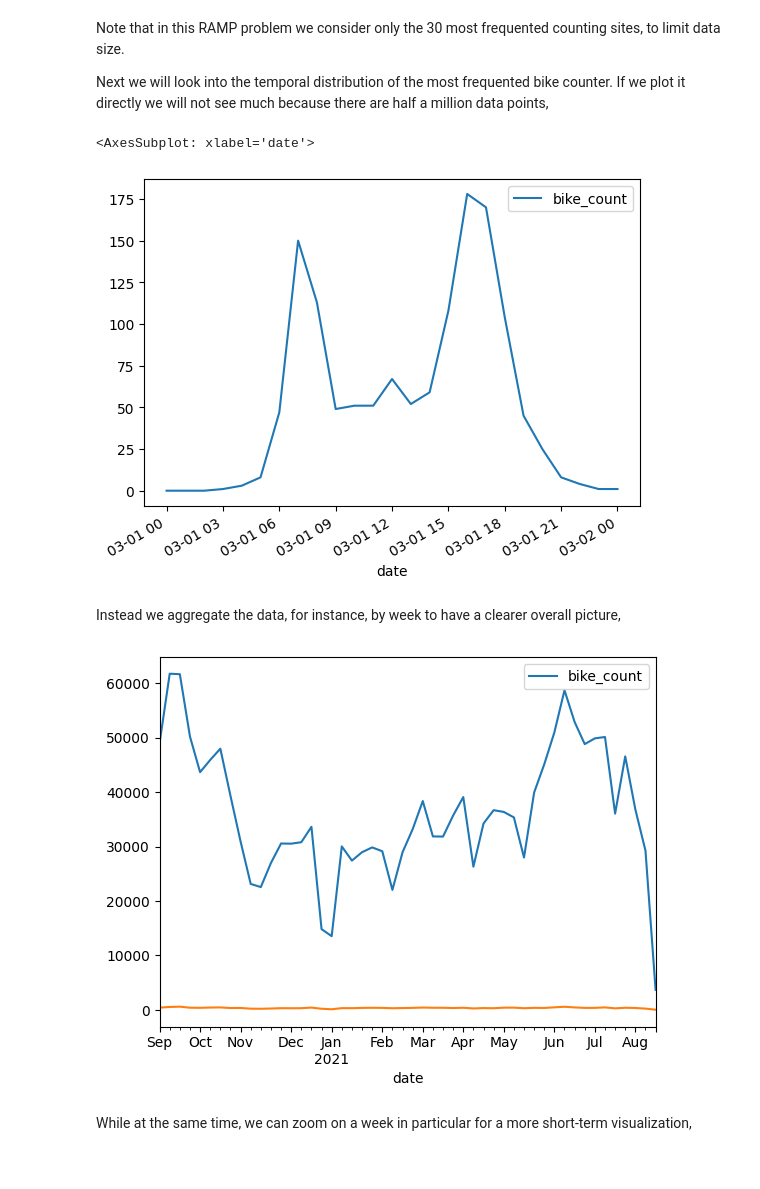
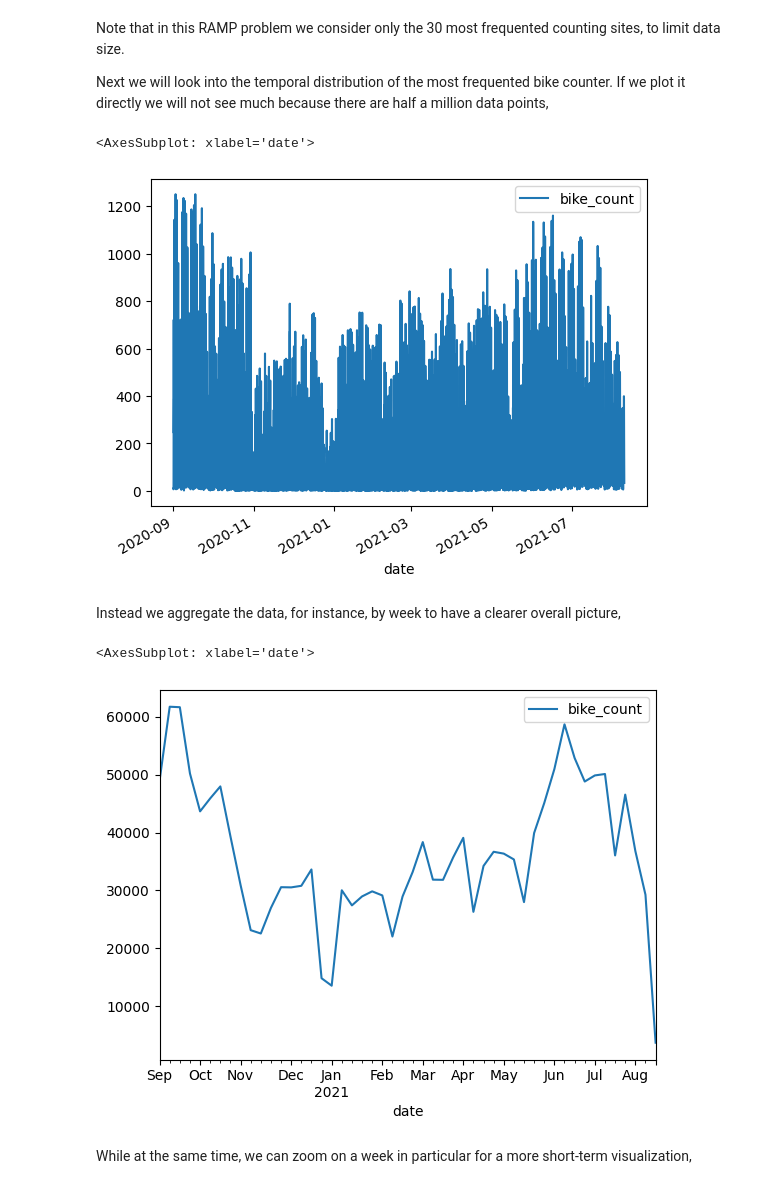
Before and after one commit to mat10599/bike_counters, a Jupyter notebook: bike_counters_starting_kit.ipynb, the cells around one changed output. Cells and saved outputs as stored; diff of their text form; code cells hidden in the pictures.

```diff
--- a/bike_counters_starting_kit.ipynb
+++ b/bike_counters_starting_kit.ipynb
@@ -192,36 +232,19 @@ Next we will look into the temporal distribution of the most frequented bike cou
 # %%
-#mask = data["counter_name"] == "Totem 73 boulevard de Sébastopol S-N"
-#mask = data["counter_name"] == "28 boulevard Diderot E-O"
-#mask = data["counter_name"] == "28 boulevard Diderot O-E"
-mask = data["counter_name"] == "39 quai François Mauriac NO-SE"
-#mask = data["counter_name"] == "18 quai de l'Hôtel de Ville NO-SE""
-#mask = data["counter_name"] == "18 quai de l'Hôtel de Ville SE-NO"
-#mask = data["counter_name"] == "67 boulevard Voltaire SE-NO"
-#mask = data["counter_name"] == "152 boulevard du Montparnasse E-O""
-#mask = data["counter_name"] == "Voie Georges Pompidou SO-NE"
-#mask = data["counter_name"] == "Voie Georges Pompidou NE-SO"
+mask = data["counter_name"] == "Totem 73 boulevard de Sébastopol S-N"
 
-test = data[mask]
-test = test[test["date"] <= "2021-03-02"]
-test = test[test["date"] >= "2021-03-01"]
-test.plot(x="date", y="bike_count", linestyle='-')
+data[mask].plot(x="date", y="bike_count")
 # %% [output]
 <AxesSubplot: xlabel='date'>
-[figure, old version]
+[figure, new version]
 # %% [markdown]
 Instead we aggregate the data, for instance, by week to have a clearer overall picture,
 # %%
 mask = data["counter_name"] == "Totem 73 boulevard de Sébastopol S-N"
-ax = data[mask].groupby(pd.Grouper(freq="1w", key="date"))[["bike_count"]].sum().plot()
-i=0
-for name in data["counter_name"].unique().to_list():
-    if i == 1:
-        break
-    i+=1
-    mask = data["counter_name"] == name
-    data[mask].groupby(pd.Grouper(freq="1w", key="date"))[["bike_count"]].sum().plot(ax =ax, legend=False)
+
+data[mask].groupby(pd.Grouper(freq="1w", key="date"))[["bike_count"]].sum().plot()
 # %% [output]
+<AxesSubplot: xlabel='date'>
-[figure, old version]
+[figure, new version]
 # %% [markdown]
 While at the same time, we can zoom on a week in particular for a more short-term visualization,
 # %%
```
Also changed, not shown: parts of 28 cells of this notebook, 2 other files.
